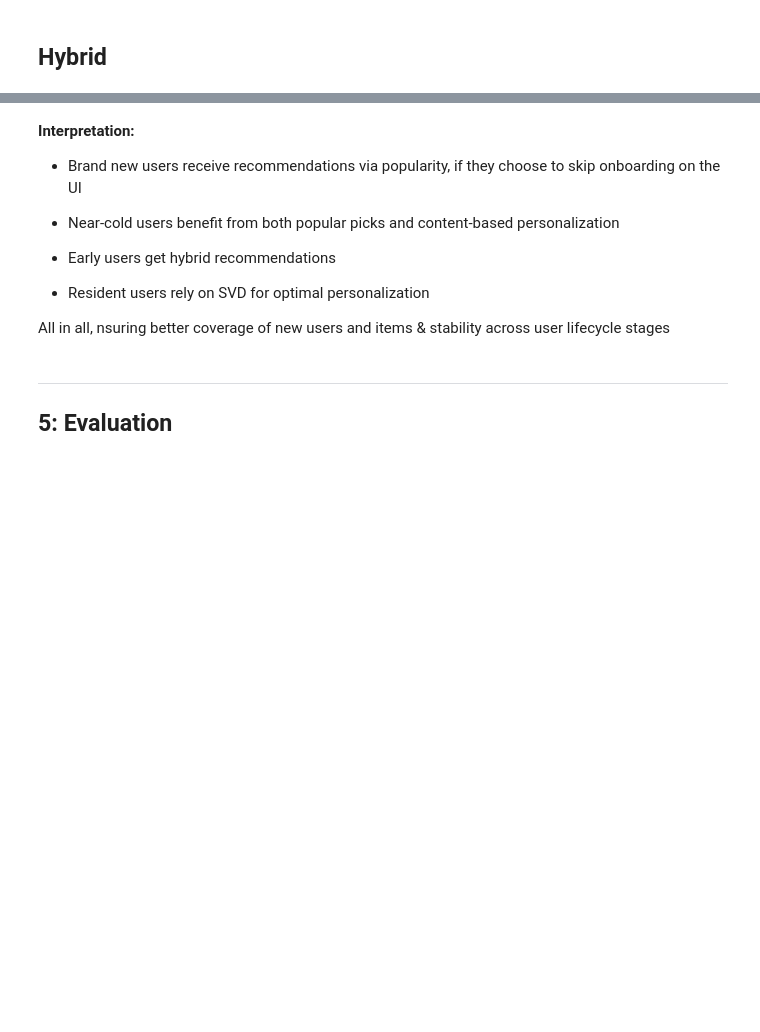
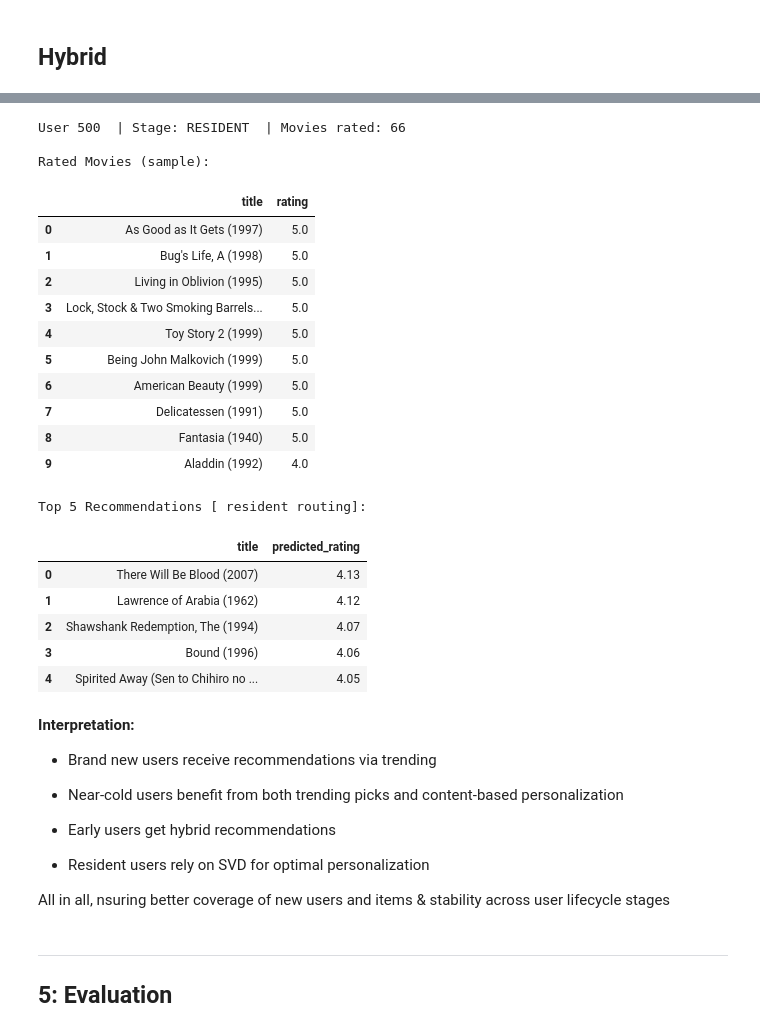
Before and after one commit to just-mawi/Group1_Phase4, a Jupyter notebook: movies.ipynb, the cells around one changed output, grey strips where cells are left out. Drawn from its saved outputs; the diff is of its cells as text; code cells hidden in the pictures; blank space fills up the shorter version.

```diff
--- a/movies.ipynb
+++ b/movies.ipynb
@@ -1088,13 +1100,13 @@ def router(user_id, df, stage_models):
     # New / Cold Start Users
     if stage in ["new", "near-cold"]:
 
-        popular_recs = recommend_popular(df, n=5)
+        trending_recs = recommend_trending(df, n=5)
         content_recs = recommend_content(user_id, df, n=5)
 
         return {
             "stage": stage,
             "recommendations": {
-                "popular": popular_recs,
+                "trending": trending_recs,
                 "content": content_recs
             }
         }
@@ -1124,12 +1136,73 @@ def router(user_id, df, stage_models):
             "stage": stage,
             "recommendations": recs
         }
+# %%
+## Demo: User Profile & Recommendations
+
+DEMO_USER = 500
+
+stage = get_user_stage(DEMO_USER, train_df)
+n_rated = train_df[train_df["userId"] == DEMO_USER].shape[0]
+print("User", DEMO_USER, " | Stage:", stage.upper(), " | Movies rated:", n_rated)
+print()
+
+user_ratings = (
+    train_df[train_df["userId"] == DEMO_USER]
+    [["title", "rating"]]
+    .sort_values("rating", ascending=False)
+)
+print("Rated Movies (sample):")
+display(user_ratings.head(10).reset_index(drop=True))
+
+demo_hybrid = HybridRecommender(best_svd, tfidf_matrix, train_movie_text, train_df, trainset, data)
+stage_models = {"svd": best_svd, "trainset": trainset, "data": data, "hybrid": demo_hybrid}
+
+result = router(DEMO_USER, train_df, stage_models)
+recs = result["recommendations"]
+print("Top 5 Recommendations [", result["stage"], "routing]:")
+
+if isinstance(recs, dict):
+    print("Popular Picks:")
+    display(recs["popular"].reset_index(drop=True))
+    print("Content-Based:")
+    cr = recs["content"]
+    display(cr.reset_index(drop=True) if not isinstance(cr, str) else cr)
+elif isinstance(recs, list):
+    rows = []
+    for movie_id, score in recs[:5]:
+        t = movies.loc[movies["movieId"] == movie_id, "title"].values
+        rows.append({"title": t[0] if len(t) else "Unknown", "predicted_rating": round(score, 2)})
+    display(pd.DataFrame(rows).reset_index(drop=True))
+else:
+    display(recs.head(5).reset_index(drop=True))
+# %% [output]
+User 500  | Stage: RESIDENT  | Movies rated: 66
+
+Rated Movies (sample):
+|  | title | rating |
+| 0 | As Good as It Gets (1997) | 5.0 |
+| 1 | Bug's Life, A (1998) | 5.0 |
+| 2 | Living in Oblivion (1995) | 5.0 |
+| 3 | Lock, Stock & Two Smoking Barrels... | 5.0 |
+| 4 | Toy Story 2 (1999) | 5.0 |
+| 5 | Being John Malkovich (1999) | 5.0 |
+| 6 | American Beauty (1999) | 5.0 |
+| 7 | Delicatessen (1991) | 5.0 |
+| 8 | Fantasia (1940) | 5.0 |
+| 9 | Aladdin (1992) | 4.0 |
+Top 5 Recommendations [ resident routing]:
+|  | title | predicted_rating |
+| 0 | There Will Be Blood (2007) | 4.13 |
+| 1 | Lawrence of Arabia (1962) | 4.12 |
+| 2 | Shawshank Redemption, The (1994) | 4.07 |
+| 3 | Bound (1996) | 4.06 |
+| 4 | Spirited Away (Sen to Chihiro no ... | 4.05 |
 # %% [markdown]
 **Interpretation:**
 
-- Brand new users receive recommendations via popularity, if they choose to skip onboarding on the UI
+- Brand new users receive recommendations via trending
 
-- Near-cold users benefit from both popular picks and content-based personalization
+- Near-cold users benefit from both trending picks and content-based personalization
 
 - Early users get hybrid recommendations
 
```
Also changed, not shown: parts of 9 cells of this notebook.
